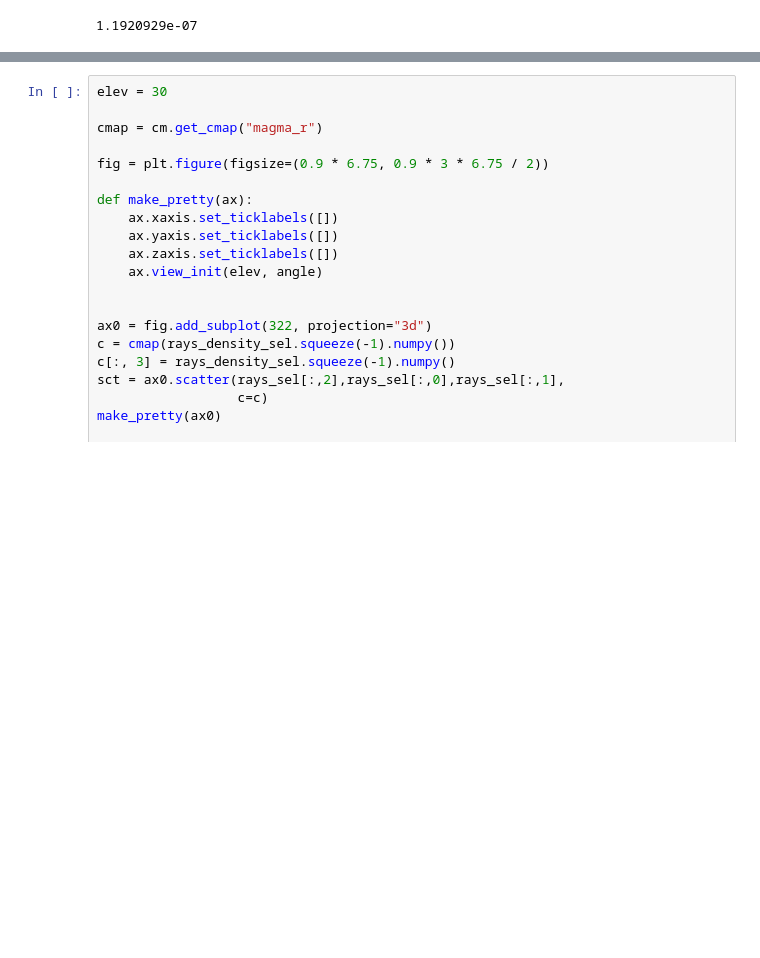
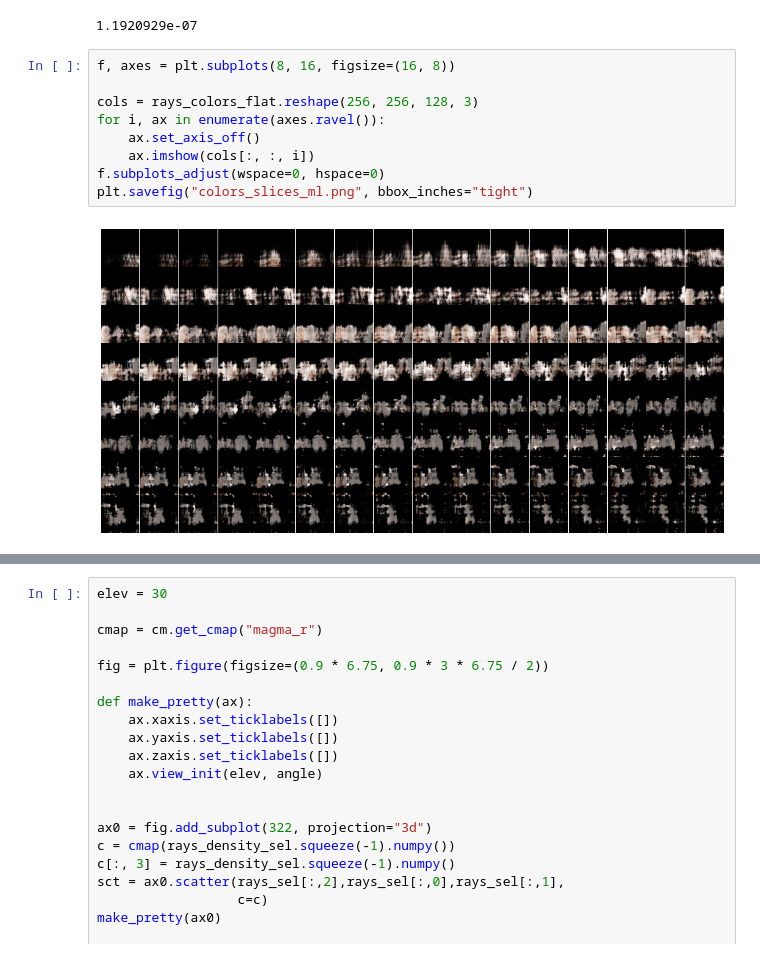
Before and after one commit to TyXe-BDL/TyXe, a Jupyter notebook: notebooks/viz_nerf.ipynb, the cells around one changed output, grey strips where cells are left out. Saved outputs shown, nothing was run; the diff lists cells and outputs as text; blank space fills up the shorter version.

```diff
--- a/notebooks/viz_nerf.ipynb
+++ b/notebooks/viz_nerf.ipynb
@@ -114,3 +114,14 @@ array([0., 0., 0., ..., 0., 0., 0.], dtype=float32)
 (rays_density_sel[:,0].numpy()).min()
 # %% [output]
 1.1920929e-07
+# %%
+f, axes = plt.subplots(8, 16, figsize=(16, 8))
+
+cols = rays_colors_flat.reshape(256, 256, 128, 3)
+for i, ax in enumerate(axes.ravel()):
+    ax.set_axis_off()
+    ax.imshow(cols[:, :, i])
+f.subplots_adjust(wspace=0, hspace=0)
+plt.savefig("colors_slices_ml.png", bbox_inches="tight")
+# %% [output]
+[figure, added]
```
Also changed, not shown: parts of 1 cell of this notebook, 32 other files.
